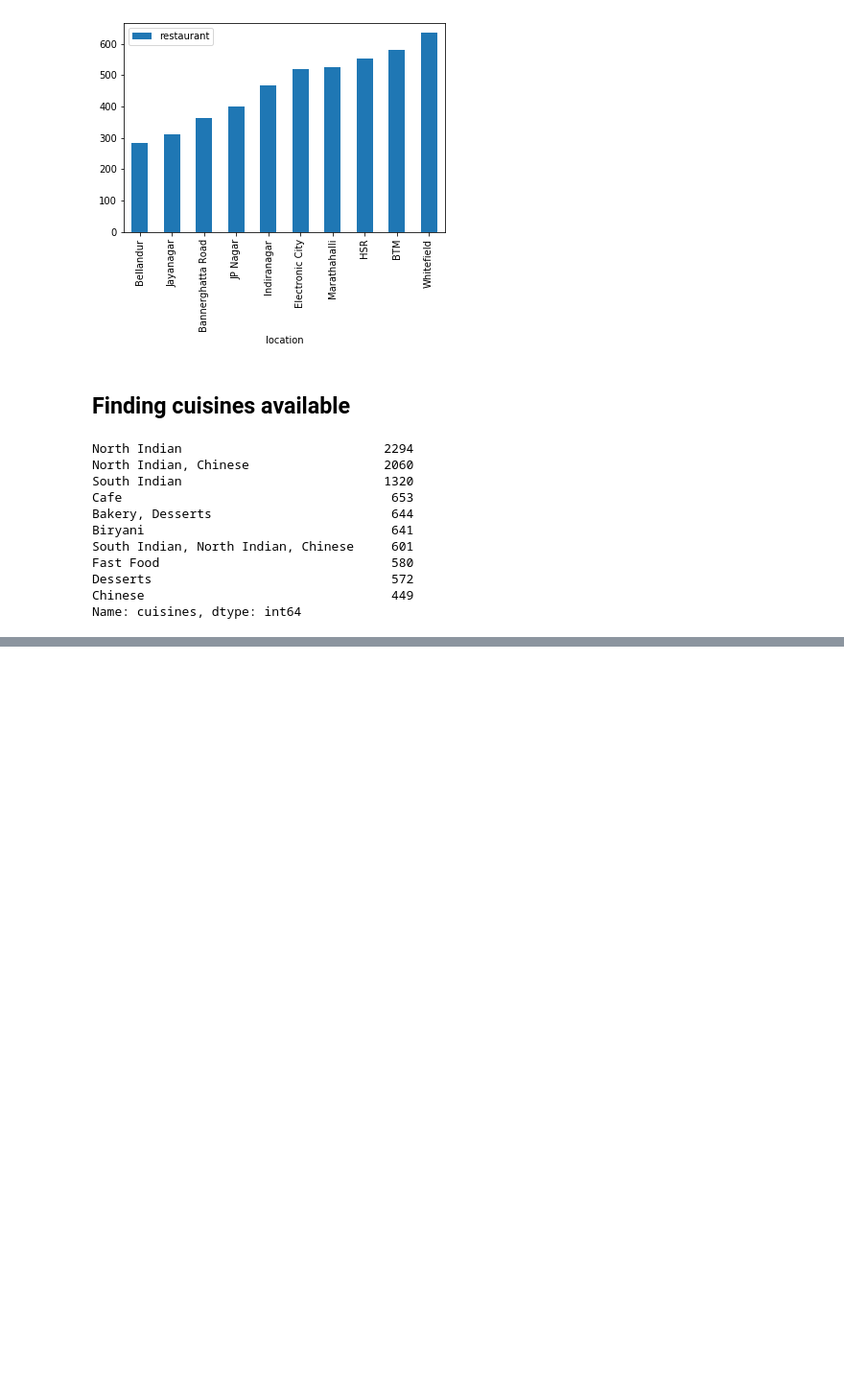
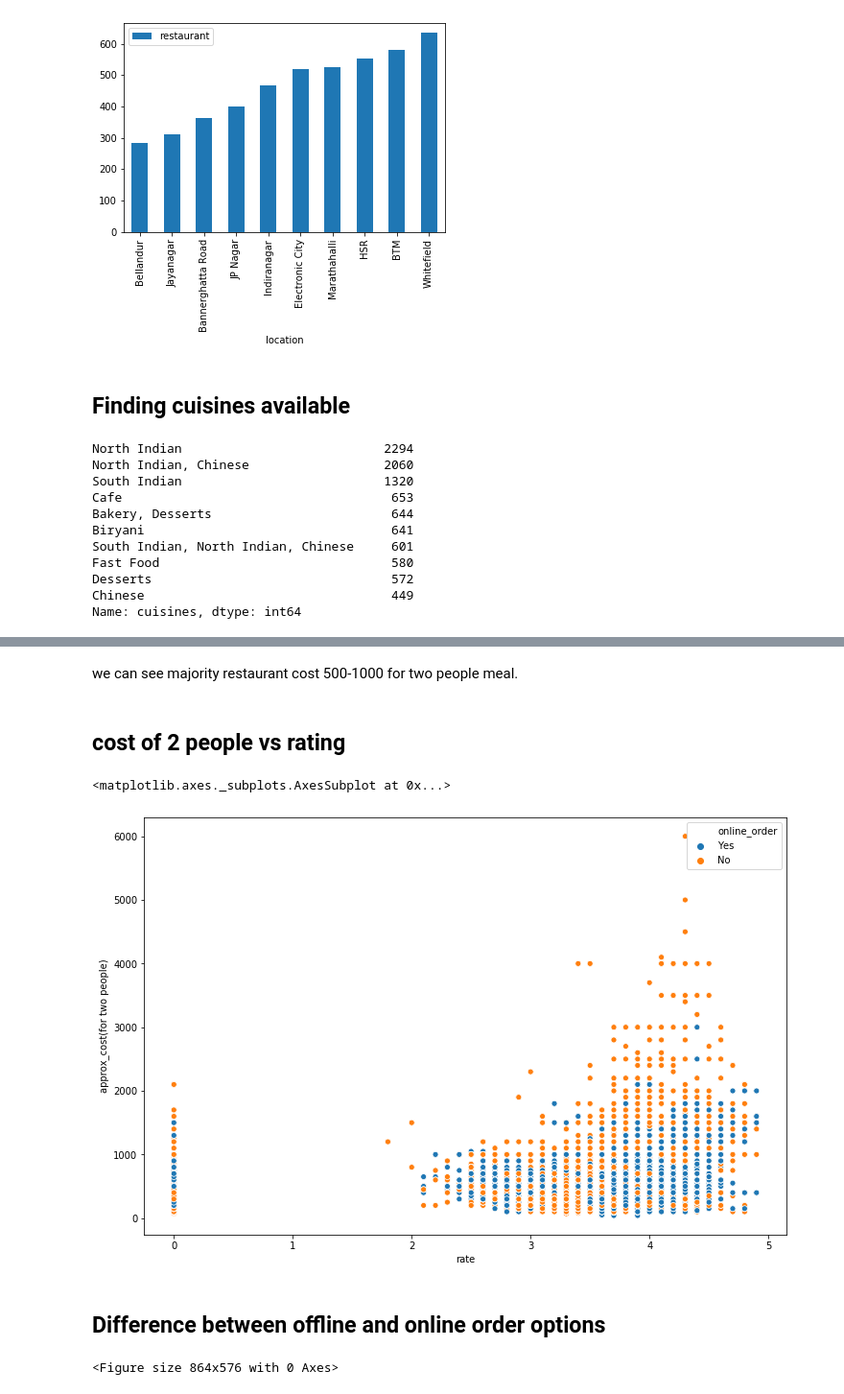
Before and after one commit to MiskaturRahman/Data-Science-PortFolio, a Jupyter notebook: Zomato Data Analysis/Zomato_EDA.ipynb, the cells around one changed output, grey strips where cells are left out. Shown at 96% size. Cells and saved outputs as stored; diff of their text form; code cells hidden in the pictures; blank space fills up the shorter version.

```diff
--- a/Zomato Data Analysis/Zomato_EDA.ipynb
+++ b/Zomato Data Analysis/Zomato_EDA.ipynb
@@ -353,0 +418,18 @@ iplot([trace_cuisine])
+# %% [markdown]
+we can see majority restaurant cost 500-1000 for two people meal.
+# %% [markdown]
+cost of 2 people vs rating
+----------------------------------------------------------------
+# %%
+plt.figure(figsize=(12,8))
+sns.scatterplot(x = 'rate', y = 'approx_cost(for two people)', hue = 'online_order', data = df)
+# %% [output]
+<matplotlib.axes._subplots.AxesSubplot at 0x...>
+[figure, added]
+# %% [markdown]
+Difference between offline and online order options
+-----------------------------
+# %%
+px.box(df, x = 'online_order', y = 'votes')
+# %% [output]
+<Figure size 864x576 with 0 Axes>
```
Also changed, not shown: parts of 11 cells of this notebook.
